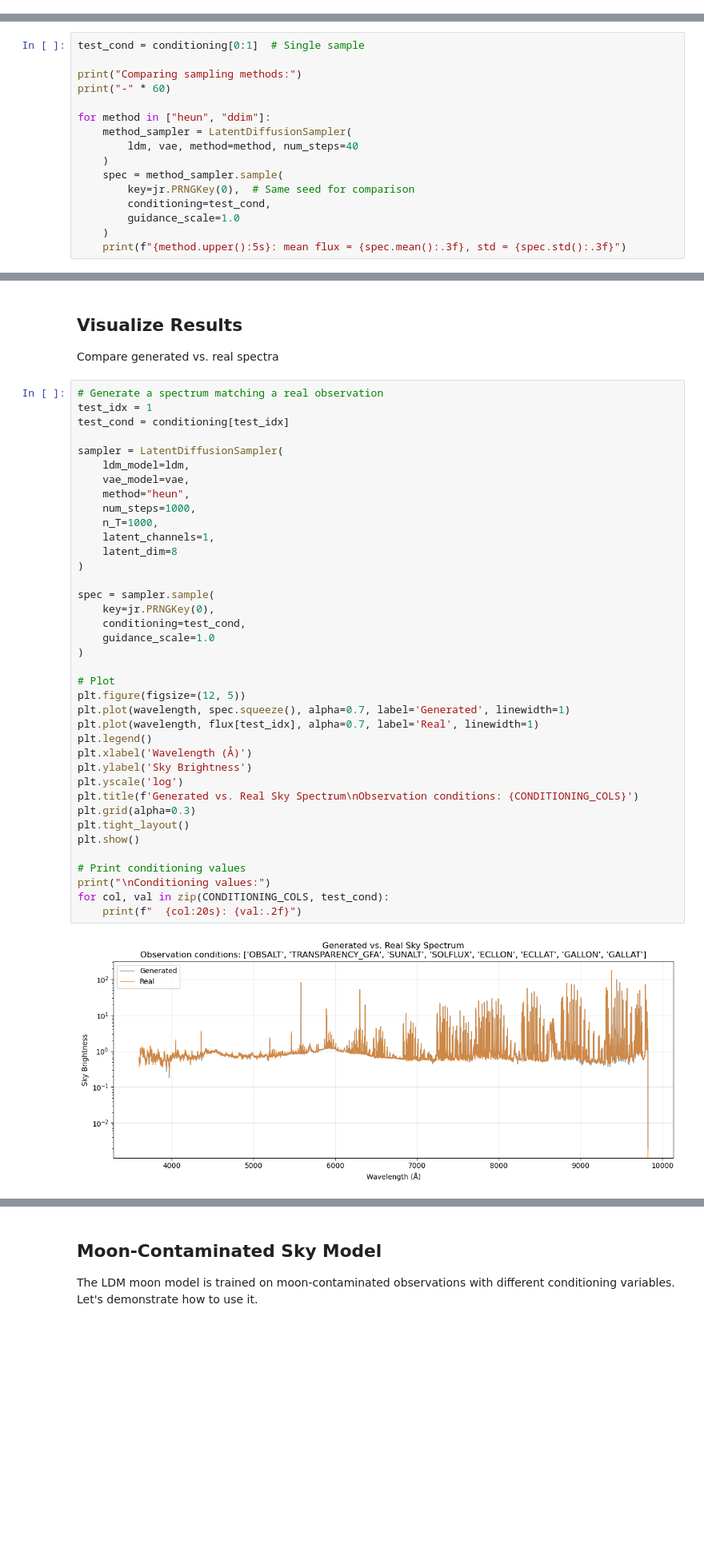
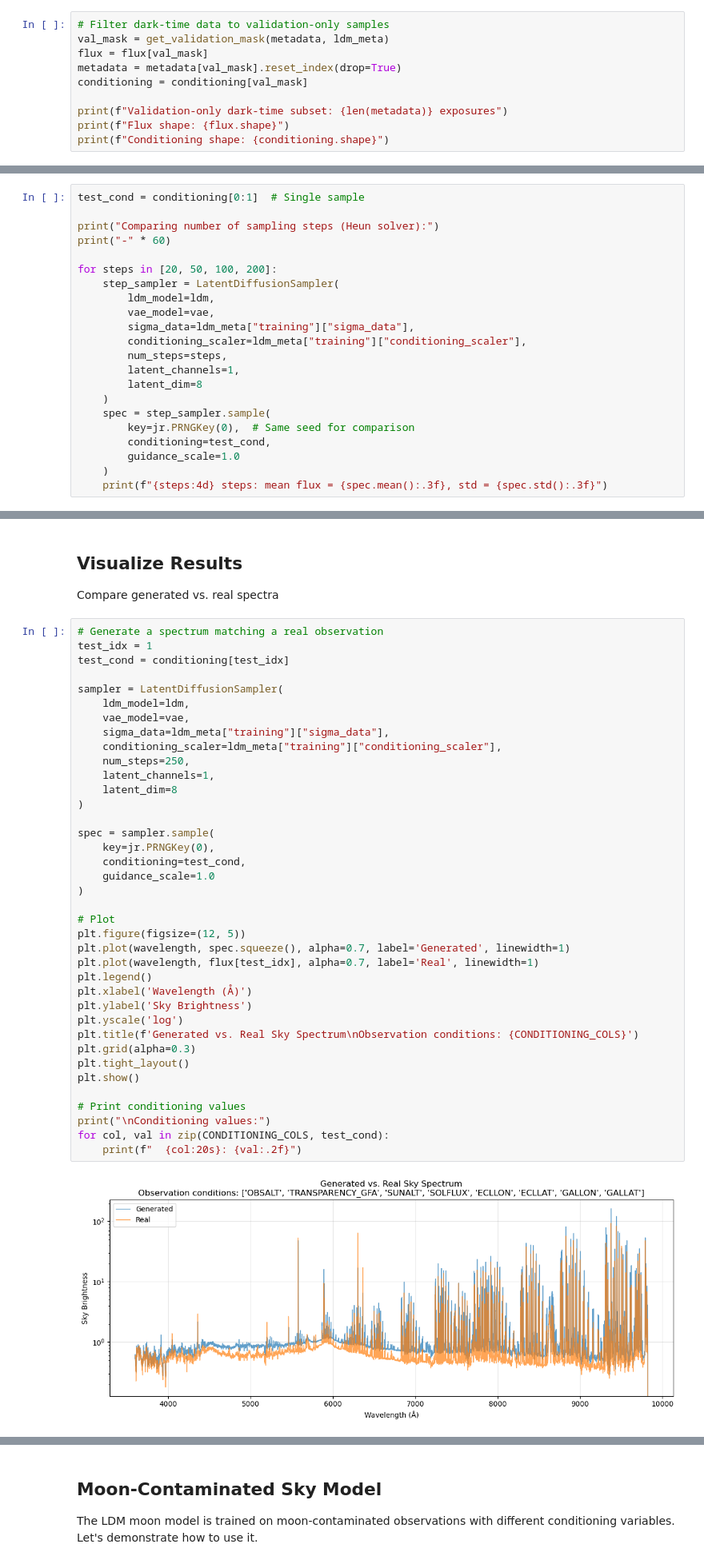
Before and after one commit to MatthewDowicz/desisky, a Jupyter notebook: examples/05_ldm_inference.ipynb, the cells around one changed output, grey strips where cells are left out. Shown at 80% size. Drawn from its saved outputs; the diff is of its cells as text; blank space fills up the shorter version.

```diff
--- a/examples/05_ldm_inference.ipynb
+++ b/examples/05_ldm_inference.ipynb
@@ -137,0 +145,10 @@ LDM Architecture:
+# %%
+# Filter dark-time data to validation-only samples
+val_mask = get_validation_mask(metadata, ldm_meta)
+flux = flux[val_mask]
+metadata = metadata[val_mask].reset_index(drop=True)
+conditioning = conditioning[val_mask]
+
+print(f"Validation-only dark-time subset: {len(metadata)} exposures")
+print(f"Flux shape: {flux.shape}")
+print(f"Conditioning shape: {conditioning.shape}")
@@ -206,17 +233,23 @@ Generated latents shape: (100, 1, 8)
 # %%
 test_cond = conditioning[0:1]  # Single sample
 
-print("Comparing sampling methods:")
+print("Comparing number of sampling steps (Heun solver):")
 print("-" * 60)
 
-for method in ["heun", "ddim"]:
-    method_sampler = LatentDiffusionSampler(
-        ldm, vae, method=method, num_steps=40
+for steps in [20, 50, 100, 200]:
+    step_sampler = LatentDiffusionSampler(
+        ldm_model=ldm,
+        vae_model=vae,
+        sigma_data=ldm_meta["training"]["sigma_data"],
+        conditioning_scaler=ldm_meta["training"]["conditioning_scaler"],
+        num_steps=steps,
+        latent_channels=1,
+        latent_dim=8
     )
-    spec = method_sampler.sample(
+    spec = step_sampler.sample(
         key=jr.PRNGKey(0),  # Same seed for comparison
         conditioning=test_cond,
         guidance_scale=1.0
     )
-    print(f"{method.upper():5s}: mean flux = {spec.mean():.3f}, std = {spec.std():.3f}")
+    print(f"{steps:4d} steps: mean flux = {spec.mean():.3f}, std = {spec.std():.3f}")
 # %% [output]
@@ -236,36 +271,36 @@ test_cond = conditioning[test_idx]
 sampler = LatentDiffusionSampler(
     ldm_model=ldm,
     vae_model=vae,
-    method="heun",
-    num_steps=1000,
-    n_T=1000,
+    sigma_data=ldm_meta["training"]["sigma_data"],
+    conditioning_scaler=ldm_meta["training"]["conditioning_scaler"],
+    num_steps=250,
     latent_channels=1,
     latent_dim=8
 )
 
 spec = sampler.sample(
     key=jr.PRNGKey(0),
     conditioning=test_cond,
     guidance_scale=1.0
 )
 
 # Plot
 plt.figure(figsize=(12, 5))
 plt.plot(wavelength, spec.squeeze(), alpha=0.7, label='Generated', linewidth=1)
 plt.plot(wavelength, flux[test_idx], alpha=0.7, label='Real', linewidth=1)
 plt.legend()
 plt.xlabel('Wavelength (Å)')
 plt.ylabel('Sky Brightness')
 plt.yscale('log')
 plt.title(f'Generated vs. Real Sky Spectrum\nObservation conditions: {CONDITIONING_COLS}')
 plt.grid(alpha=0.3)
 plt.tight_layout()
 plt.show()
 
 # Print conditioning values
 print("\nConditioning values:")
 for col, val in zip(CONDITIONING_COLS, test_cond):
     print(f"  {col:20s}: {val:.2f}")
 # %% [output]
-[figure, old version]
+[figure, new version]
 Conditioning values:
```
Also changed, not shown: parts of 24 cells of this notebook, 1 other file.
